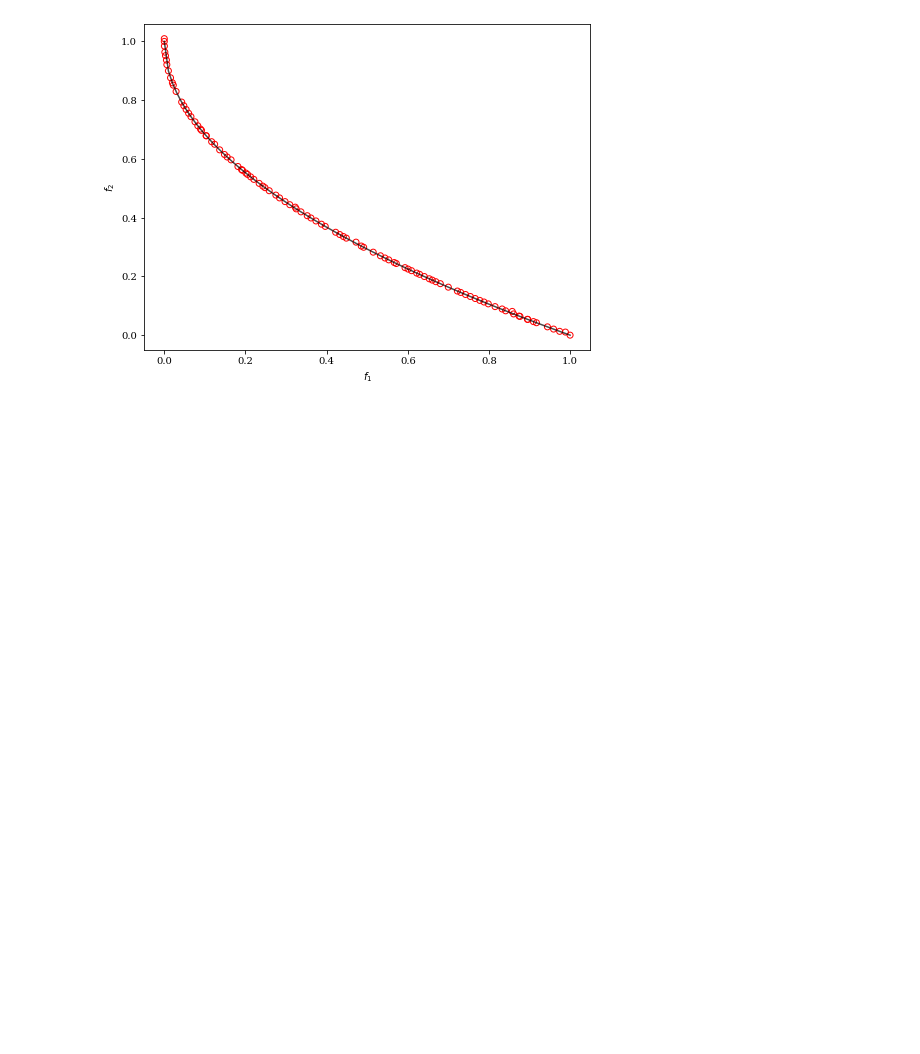
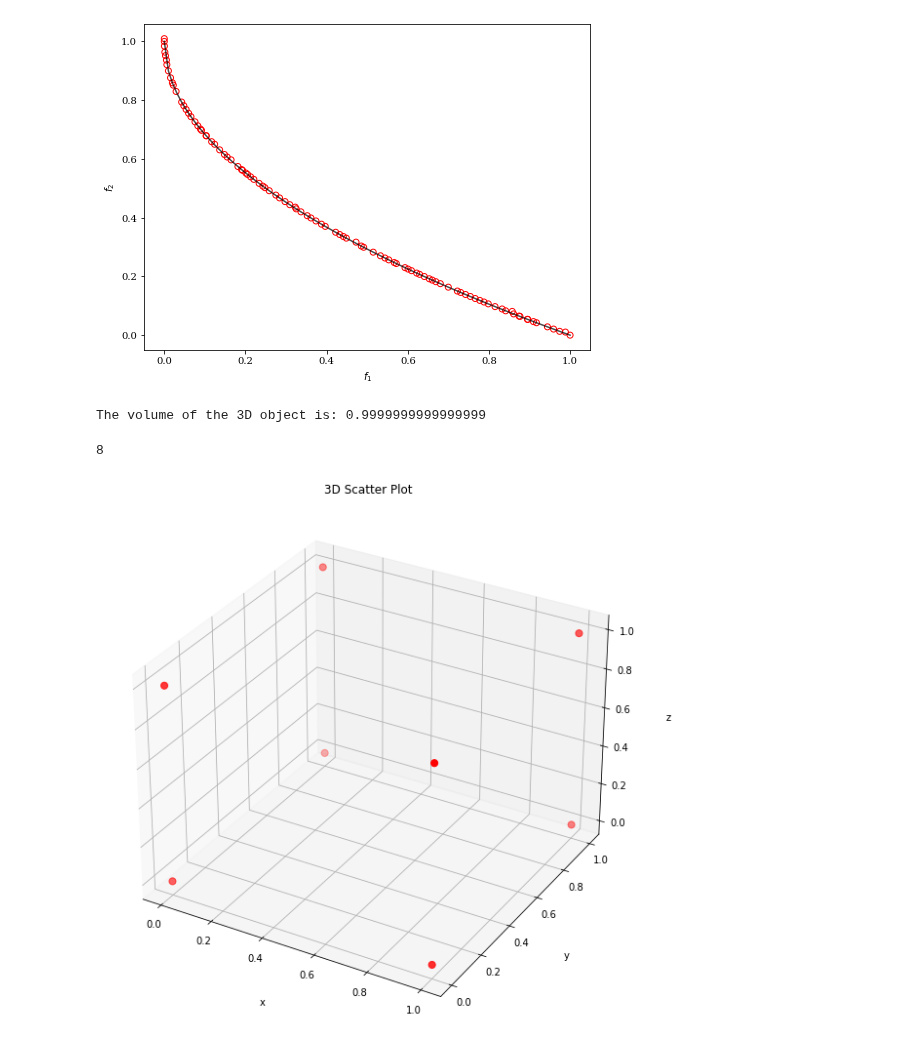
Before and after one commit to imveeru/statue-gen, a Jupyter notebook: Rough Work 2.ipynb, the cells around one changed output. Drawn from its saved outputs; the diff is of its cells as text; code cells hidden in the pictures; blank space fills up the shorter version.

```diff
--- a/Rough Work 2.ipynb
+++ b/Rough Work 2.ipynb
@@ -485,3 +485,55 @@ plot.show()
 # %% [output]
 <pymoo.visualization.scatter.Scatter at 0x...>
 [figure]
+# %%
+import numpy as np
+import scipy.spatial as sp
+import math
+
+# Define 3D vertices
+vertices = np.array([[0, 0, 0], [1, 0, 0], [0, 1, 0], [0, 0, 1], [1, 1, 0], [1, 0, 1], [0, 1, 1], [1, 1, 1]])
+
+# Create Delaunay triangulation object
+tri = sp.Delaunay(vertices)
+
+# Get list of tetrahedra in the Delaunay triangulation
+tetrahedra = tri.simplices
+
+# Calculate volume of each tetrahedron
+def tetrahedron_volume(a, b, c, d):
+    return abs(np.dot((a - d), np.cross((b - d), (c - d)))) / 6
+
+tetra_volumes = [tetrahedron_volume(vertices[a], vertices[b], vertices[c], vertices[d]) for (a, b, c, d) in tetrahedra]
+
+# Sum up volumes of all tetrahedra to get total volume of the object
+total_volume = sum(tetra_volumes)
+
+print("The volume of the 3D object is:", total_volume)
+# %% [output]
+The volume of the 3D object is: 0.9999999999999999
+# %%
+len(vertices)
+# %% [output]
+8
+# %%
+import matplotlib.pyplot as plt
+
+x = [a[0] for a in vertices]
+y = [a[1] for a in vertices]
+z = [a[2] for a in vertices]
+
+fig = plt.figure(figsize = (10,10))
+ax = plt.axes(projection='3d')
+ax.grid()
+
+ax.scatter(x, y, z, c = 'r', s = 50)
+ax.set_title('3D Scatter Plot')
+
+# Set axes label
+ax.set_xlabel('x', labelpad=20)
+ax.set_ylabel('y', labelpad=20)
+ax.set_zlabel('z', labelpad=20)
+
+plt.show()
+# %% [output]
+[figure, added]
```
